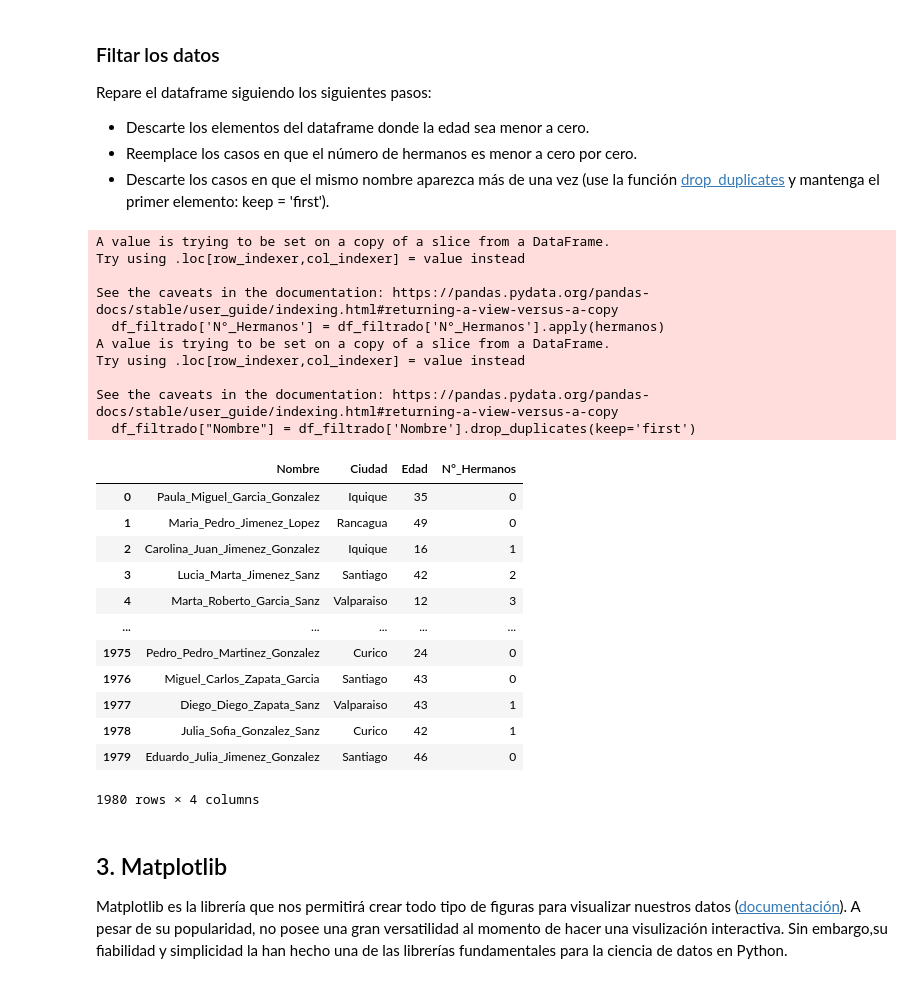
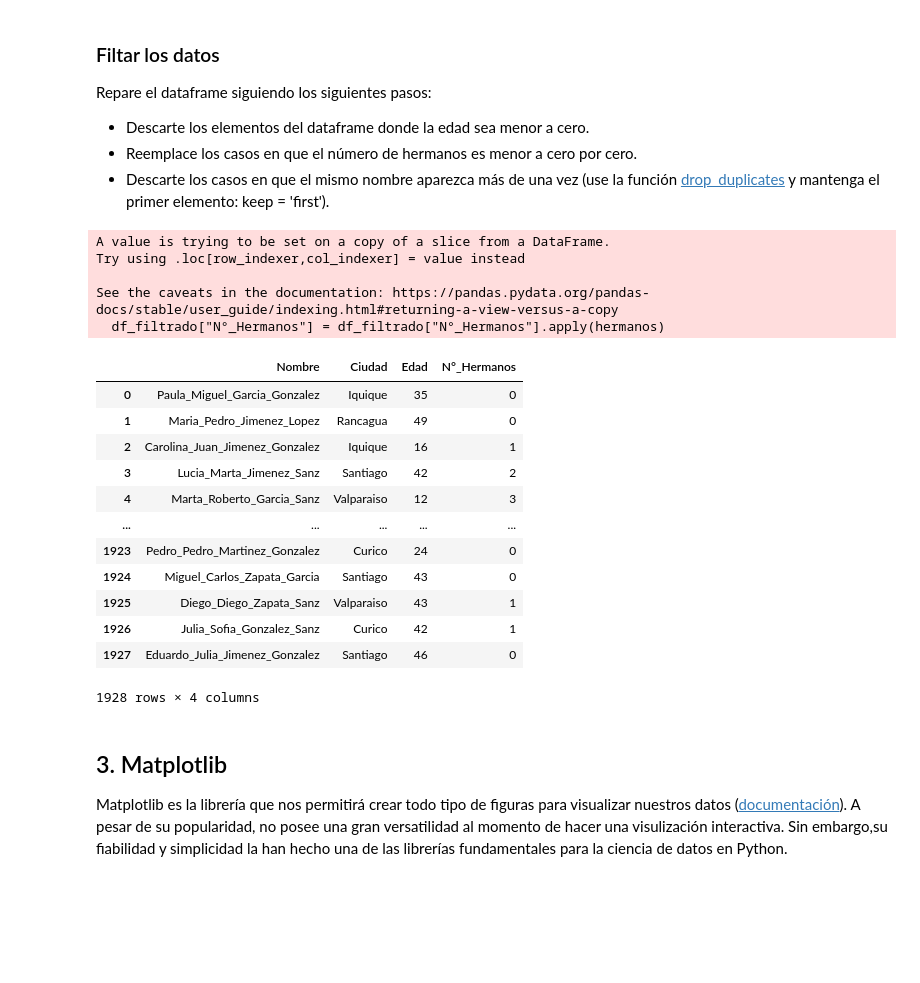
Before and after one commit to Cristobal-Gomez/Tarea-1, a Jupyter notebook: Tarea_1.ipynb, the cells around one changed output. Drawn from its saved outputs; the diff is of its cells as text; code cells hidden in the pictures; blank space fills up the shorter version.

```diff
--- a/Tarea_1.ipynb
+++ b/Tarea_1.ipynb
@@ -265,47 +265,42 @@ df_filtrado = df_censo[df_censo['Edad']>0]
 # Acá definí esta función simple, que junto a la función "apply", nos permitirá realizar el segundo filtro
 
 def hermanos(a):
   if a < 0:
     return 0
   else:
     return a
 
 df_filtrado["N°_Hermanos"] = df_filtrado["N°_Hermanos"].apply(hermanos)
 
-# Al usar "apply" se usa de forma reiterada la funcion simple que definimos arriba
 # Aplicaré el último filtro ahora, que es el de duplicados
 
-df_filtrado["Nombre"] = df_filtrado["Nombre"].drop_duplicates(keep='first')
+df_filtrado = df_filtrado.drop_duplicates(subset=["Nombre"],keep='first')
 df_filtrado = df_filtrado.reset_index(drop=True)
 df_filtrado
+
 
 # Tengo la duda de cómo debia hacer este último filtro ya que cuando lo apliqué, primero
 # revise el listado solo de nombres y me entregaba cerca de 1930 valores, mientras que ahora al ver
 # la tabla completa me entrega los 1980 valores que ya me entregaba solo con los primero dos filtros
 # %% [output]
 A value is trying to be set on a copy of a slice from a DataFrame.
 Try using .loc[row_indexer,col_indexer] = value instead
 
 See the caveats in the documentation: https://pandas.pydata.org/pandas-docs/stable/user_guide/indexing.html#returning-a-view-versus-a-copy
-  df_filtrado['N°_Hermanos'] = df_filtrado['N°_Hermanos'].apply(hermanos)
-A value is trying to be set on a copy of a slice from a DataFrame.
-Try using .loc[row_indexer,col_indexer] = value instead
-
-See the caveats in the documentation: https://pandas.pydata.org/pandas-docs/stable/user_guide/indexing.html#returning-a-view-versus-a-copy
-  df_filtrado["Nombre"] = df_filtrado['Nombre'].drop_duplicates(keep='first')
+  df_filtrado["N°_Hermanos"] = df_filtrado["N°_Hermanos"].apply(hermanos)
 |  | Nombre | Ciudad | Edad | N°_Hermanos |
 | 0 | Paula_Miguel_Garcia_Gonzalez | Iquique | 35 | 0 |
 | 1 | Maria_Pedro_Jimenez_Lopez | Rancagua | 49 | 0 |
 | 2 | Carolina_Juan_Jimenez_Gonzalez | Iquique | 16 | 1 |
 | 3 | Lucia_Marta_Jimenez_Sanz | Santiago | 42 | 2 |
 | 4 | Marta_Roberto_Garcia_Sanz | Valparaiso | 12 | 3 |
 | ... | ... | ... | ... | ... |
-| 1975 | Pedro_Pedro_Martinez_Gonzalez | Curico | 24 | 0 |
-| 1976 | Miguel_Carlos_Zapata_Garcia | Santiago | 43 | 0 |
-| 1977 | Diego_Diego_Zapata_Sanz | Valparaiso | 43 | 1 |
-| 1978 | Julia_Sofia_Gonzalez_Sanz | Curico | 42 | 1 |
-| 1979 | Eduardo_Julia_Jimenez_Gonzalez | Santiago | 46 | 0 |
+| 1923 | Pedro_Pedro_Martinez_Gonzalez | Curico | 24 | 0 |
+| 1924 | Miguel_Carlos_Zapata_Garcia | Santiago | 43 | 0 |
+| 1925 | Diego_Diego_Zapata_Sanz | Valparaiso | 43 | 1 |
+| 1926 | Julia_Sofia_Gonzalez_Sanz | Curico | 42 | 1 |
+| 1927 | Eduardo_Julia_Jimenez_Gonzalez | Santiago | 46 | 0 |
-1980 rows × 4 columns
+1928 rows × 4 columns
 # %% [markdown]
 ## 3. Matplotlib
 
```
Also changed, not shown: parts of 3 cells of this notebook.
